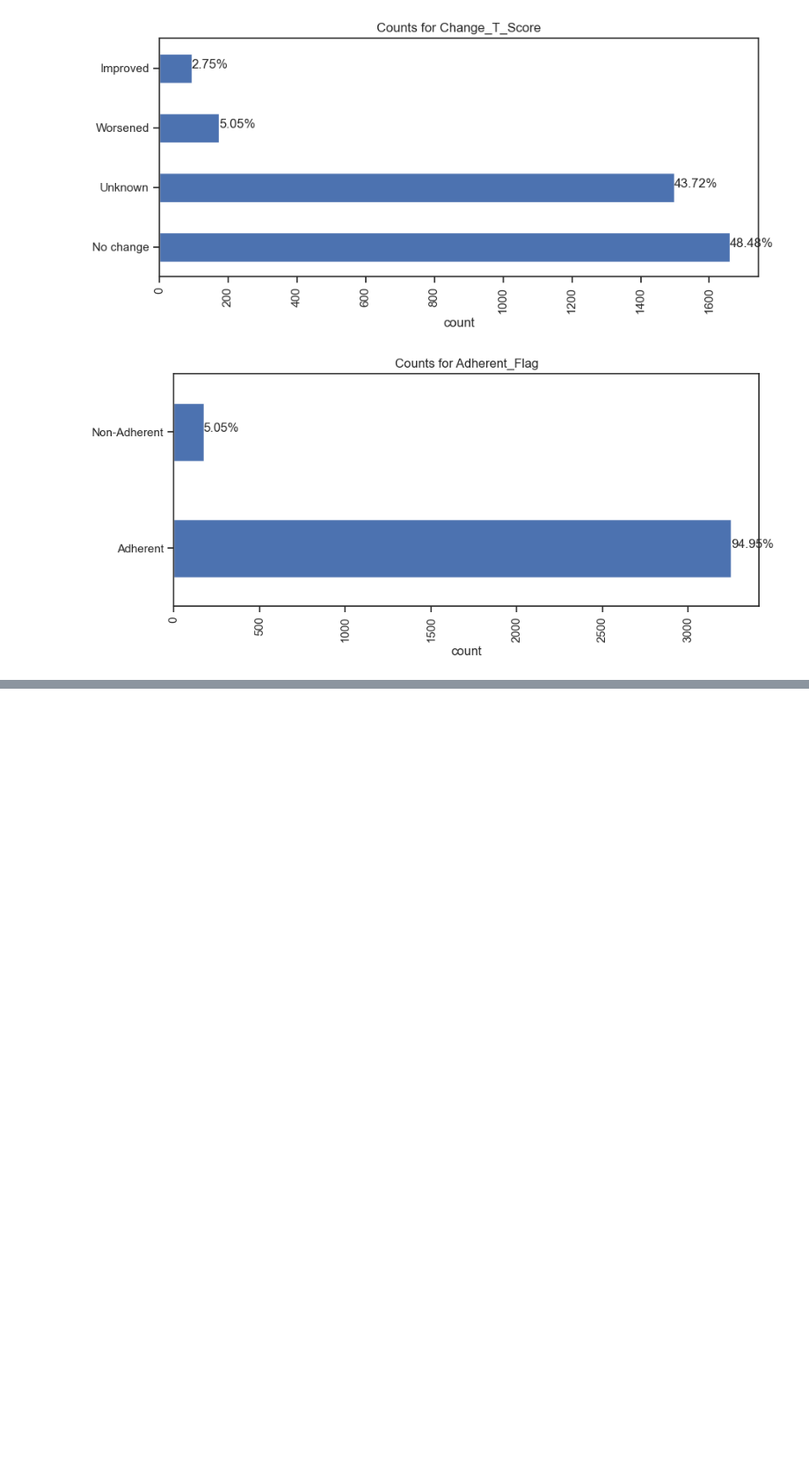
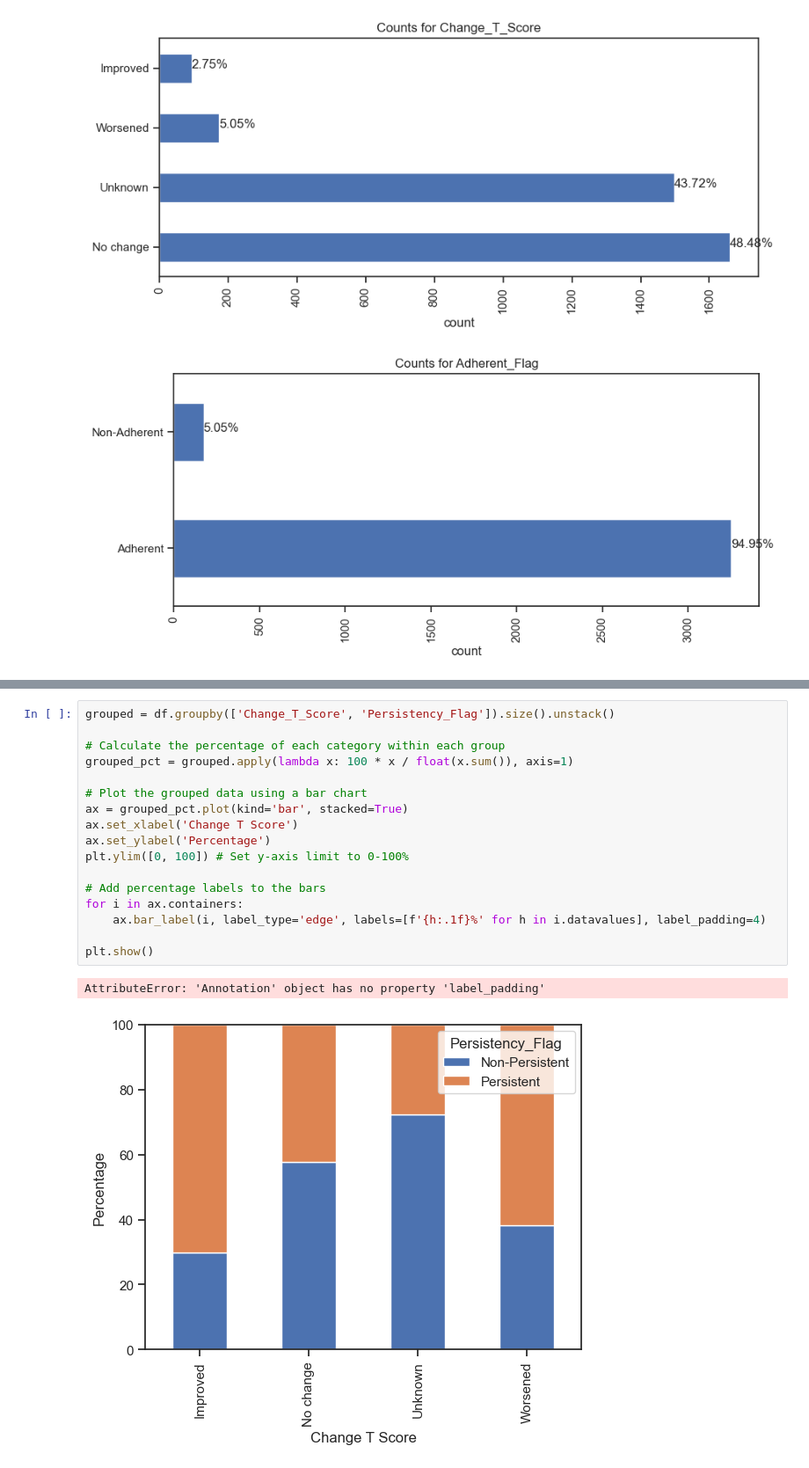
Before and after one commit to julia-donato/DG-Final-Project, a Jupyter notebook: Week 10: EDA/EDA.ipynb, the cells around one changed output, grey strips where cells are left out. Shown at 88% size. Drawn from its saved outputs; the diff is of its cells as text; blank space fills up the shorter version.

```diff
--- a/Week 10: EDA/EDA.ipynb
+++ b/Week 10: EDA/EDA.ipynb
@@ -287,0 +343,20 @@ plot_objcols(obj_cols, df)
+# %%
+grouped = df.groupby(['Change_T_Score', 'Persistency_Flag']).size().unstack()
+
+# Calculate the percentage of each category within each group
+grouped_pct = grouped.apply(lambda x: 100 * x / float(x.sum()), axis=1)
+
+# Plot the grouped data using a bar chart
+ax = grouped_pct.plot(kind='bar', stacked=True)
+ax.set_xlabel('Change T Score')
+ax.set_ylabel('Percentage')
+plt.ylim([0, 100]) # Set y-axis limit to 0-100%
+
+# Add percentage labels to the bars
+for i in ax.containers:
+    ax.bar_label(i, label_type='edge', labels=[f'{h:.1f}%' for h in i.datavalues], label_padding=4)
+
+plt.show()
+# %% [output]
+AttributeError: 'Annotation' object has no property 'label_padding'
+[figure, added]
```
Also changed, not shown: parts of 6 cells of this notebook.
